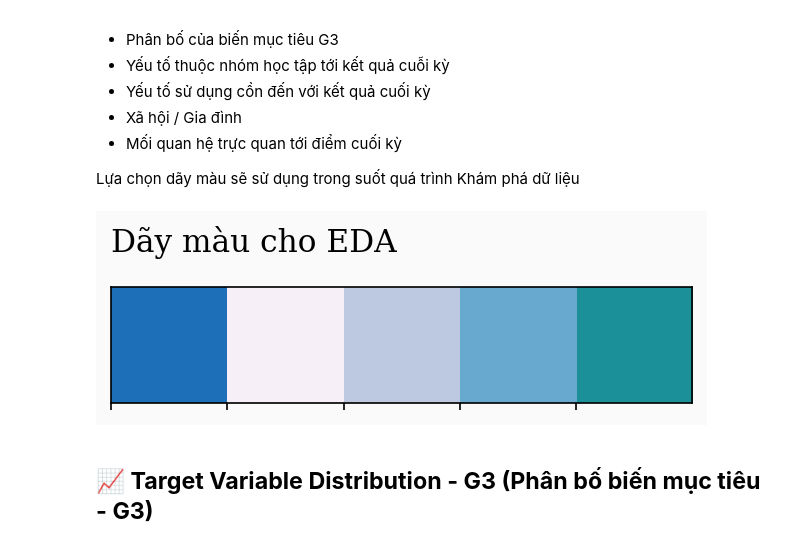
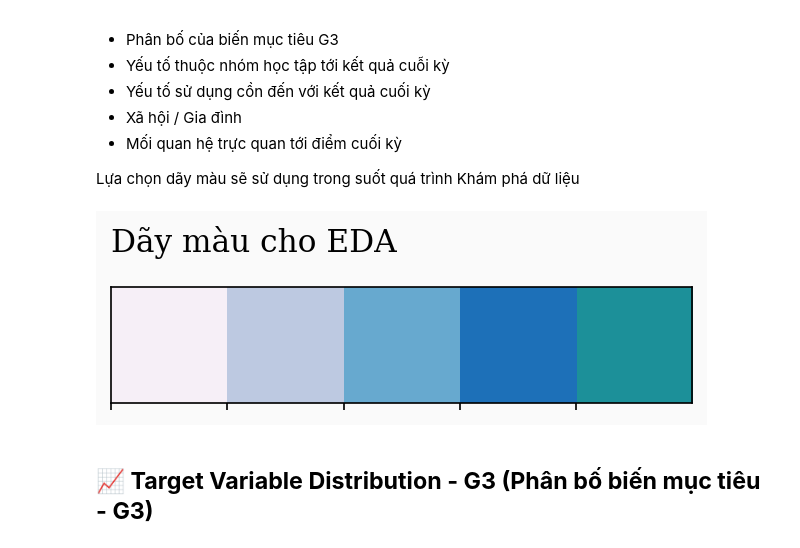
Before and after one commit to TienNguyen0712/student-alcohol-consumption-data-mining, a Jupyter notebook: notebooks/03_eda.ipynb, the cells around one changed output. Saved outputs shown, nothing was run; the diff lists cells and outputs as text; code cells hidden in the pictures.

```diff
--- a/notebooks/03_eda.ipynb
+++ b/notebooks/03_eda.ipynb
@@ -32,12 +32,12 @@ student_por = pd.read_csv('student-por.csv')
 student_merge = pd.read_csv('student_merge.csv')
 # %%
 # Palette
-sns.palplot(["#1d70b8", "#f6eff7", "#bdc9e1", "#67a9cf","#1c9099"])
+sns.palplot(["#f6eff7", "#bdc9e1", "#67a9cf", "#1d70b8", "#1c9099"])
 
 plt.title("Dãy màu cho EDA",loc='left',fontsize=15,y=1.2)
 plt.show()
 # %% [output]
-[figure, old version]
+[figure, new version]
 # %% [markdown]
 ## **📈 Target Variable Distribution - G3 (Phân bố biến mục tiêu - G3)**
 # %%
```
Also changed, not shown: parts of 4 cells of this notebook.
